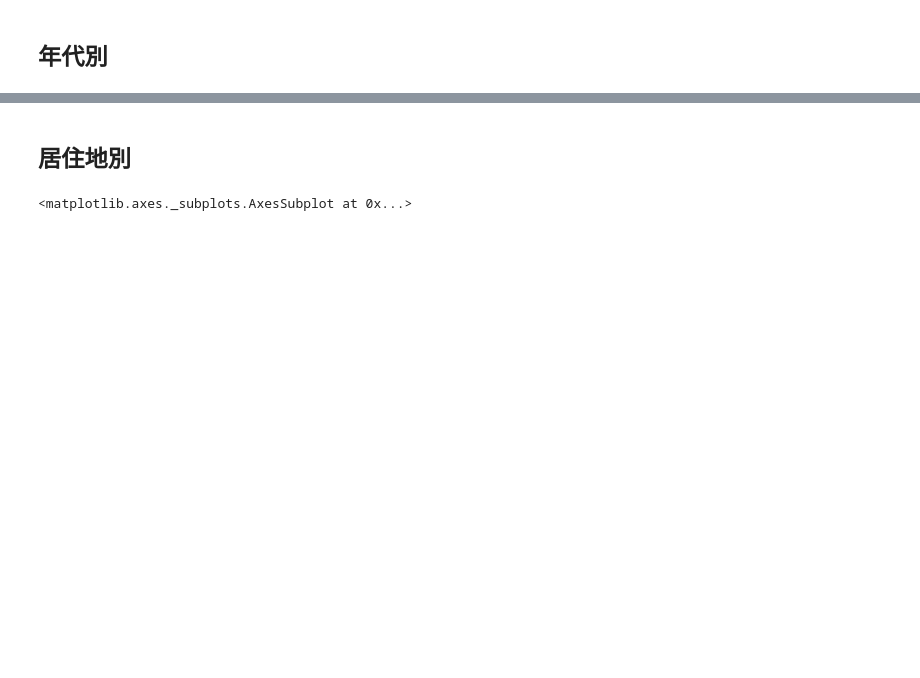
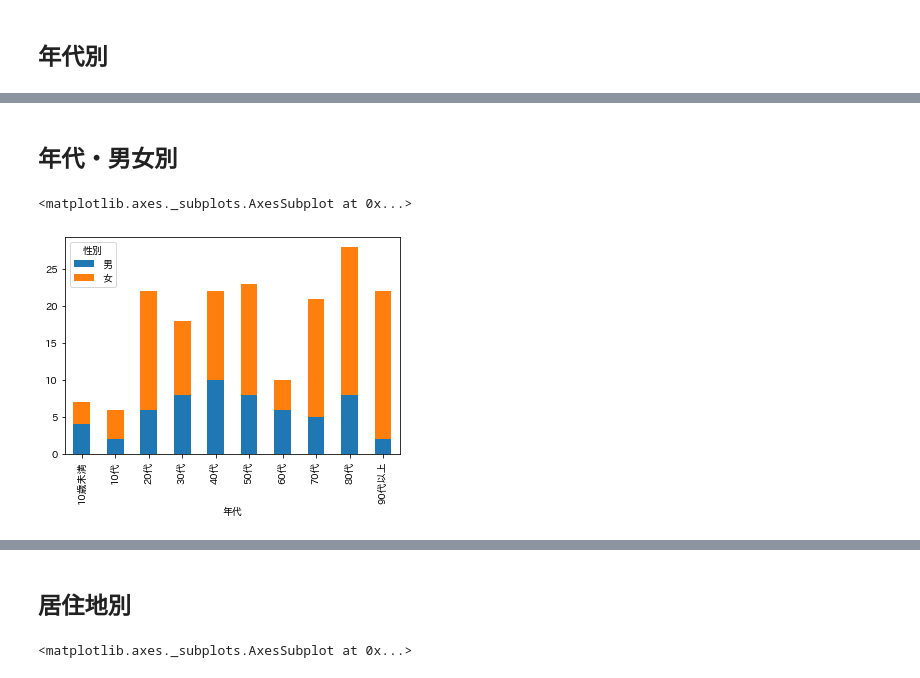
Before and after one commit to imabari/covid19-data, a Jupyter notebook: toyama/toyama_sample.ipynb, the cells around one changed output, grey strips where cells are left out. Cells and saved outputs as stored; diff of their text form; code cells hidden in the pictures; blank space fills up the shorter version.

```diff
--- a/toyama/toyama_sample.ipynb
+++ b/toyama/toyama_sample.ipynb
@@ -185,0 +197,7 @@ df_kanja["年代"].value_counts().reindex(age_lists).plot.bar()
+# %% [markdown]
+## 年代・男女別
+# %%
+pd.crosstab(df_kanja["年代"], df_kanja["性別"]).reindex(index=age_lists, columns=["男", "女"]).plot.bar(stacked=True)
+# %% [output]
+<matplotlib.axes._subplots.AxesSubplot at 0x...>
+[figure, added]
```
Also changed, not shown: parts of 25 cells of this notebook.
